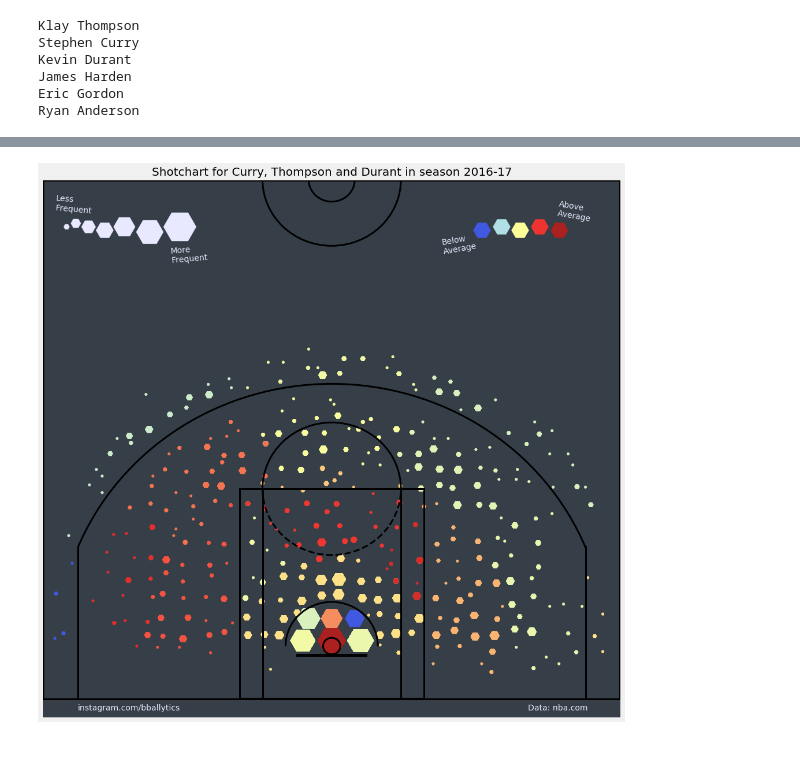
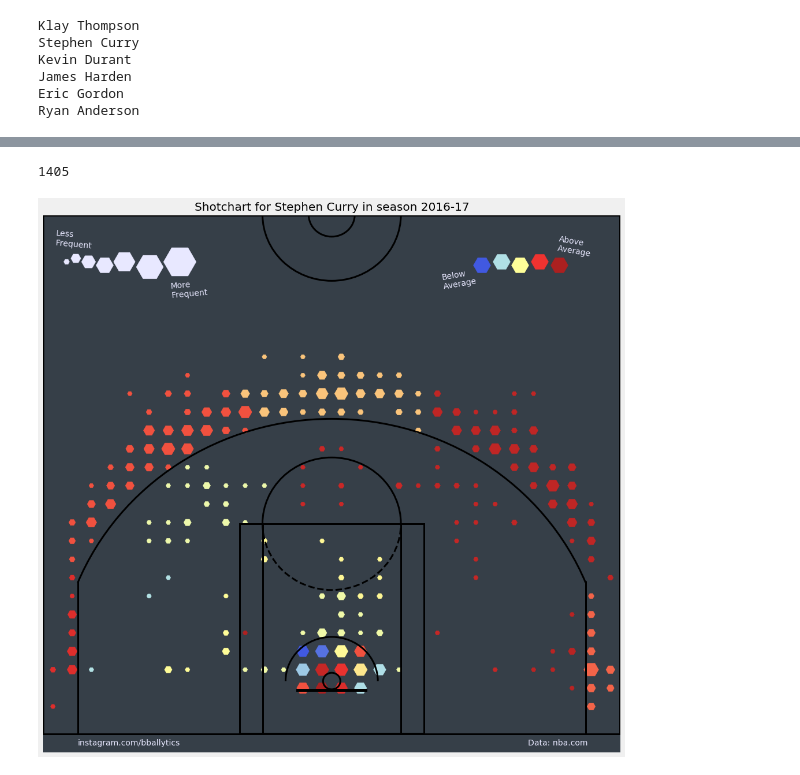
Before and after one commit to danchyy/Basketball_Analytics, a Jupyter notebook: Scripts/shot_chart_api/Shot_Chart.ipynb, the cells around one changed output, grey strips where cells are left out. Saved outputs shown, nothing was run; the diff lists cells and outputs as text; code cells hidden in the pictures.

Commit message:
Added shot chart gif making for Steph Curry as of now

```diff
--- a/Scripts/shot_chart_api/Shot_Chart.ipynb
+++ b/Scripts/shot_chart_api/Shot_Chart.ipynb
@@ -370,7 +344,7 @@ print len(rockets_data)
 # %%
 season = "2016-17"
-player_name = "Anthony"
-player_surname = "Davis"
+player_name = "Stephen"
+player_surname = "Curry"
 player_id = player.get_player(player_name, player_surname, season=season)
 player_data = shotchart.ShotChart(player_id=player_id, season=season)
 league_average = player_data.league_average()
@@ -383,6 +355,13 @@ binned_df = create_bins(player_df, league_average=league_average)
+# %%
+print len(player_df)
+# %% [output]
+1405
+# %%
+bin_num_x = 30
+binned_df = create_bins(player_df, bin_number_x=bin_num_x, bin_number_y=300.0 / (500.0 / bin_num_x), league_average=league_average)
 # %%
 cleared_df = binned_df
-# cleared_df = binned_df.loc[binned_df.LOC_RAW_COUNTS>1]
+cleared_df = binned_df.loc[binned_df.LOC_RAW_COUNTS>1]
 # %%
 fig = plt.figure(figsize=(16, 16))
 # colors_dict = {0:'red', 1:'green'}
@@ -431,35 +410,35 @@ curr_ax = plt.gca()
 #plt.yticks(np.arange(-50, 490, 20))
 # Removing ticks
 plt.xticks([])
 plt.yticks([])
 
 # Title
-plt.title("Shotchart for Curry, Thompson and Durant in season " + season, size=20)
+plt.title("Shotchart for " + player_name + " " + player_surname + " in season " + season, size=20)
 
 # Drawing court
 draw_court(outer_lines=True, lw=3)
 plt.xlim(-251,251)
 plt.ylim(-65,423)
 
 plt.text(x=-220, y=-58, s="instagram.com/bballytics", color="#E8E8FF")
 plt.text(x=170, y=-58, s="Data: nba.com", color="#E8E8FF")
 
 # Colorbar
 """cax = fig.add_axes([0.7, 0.82, 0.2, 0.025])
 colorbar = plt.colorbar(mappable=paths, cax=cax, orientation='horizontal', format='%d%%')
 #colorbar = plt.colorbar(cax=cax, orientation='horizontal', format='%+d%%') # + is for positive percentage
 cax.set_xlabel("Comparison to league average percentages",
             fontsize=12, labelpad=-60, color="#E2E2FF")
 colorbar.outline.set_visible(False)
 plt.setp(plt.getp(colorbar.ax.axes, 'xticklabels'), color="#E2E2FF", fontsize=10)
 """
 
 # Saving figure
 #plt.savefig('lebron.png', bbox_inches='tight')
 #colorbar.set_label('Comparison to league average percentages', color='#E2E2FF', size=16, coords=(1.5, 1.5))
 plt.show()
 # %% [output]
-[figure, old version]
+[figure, new version]
 # %%
 binned_gsw = create_bins(gsw_data, league_average=league_average)
 binned_hou = create_bins(rockets_data, league_average=league_average)
```
Also changed, not shown: parts of 6 cells of this notebook.
